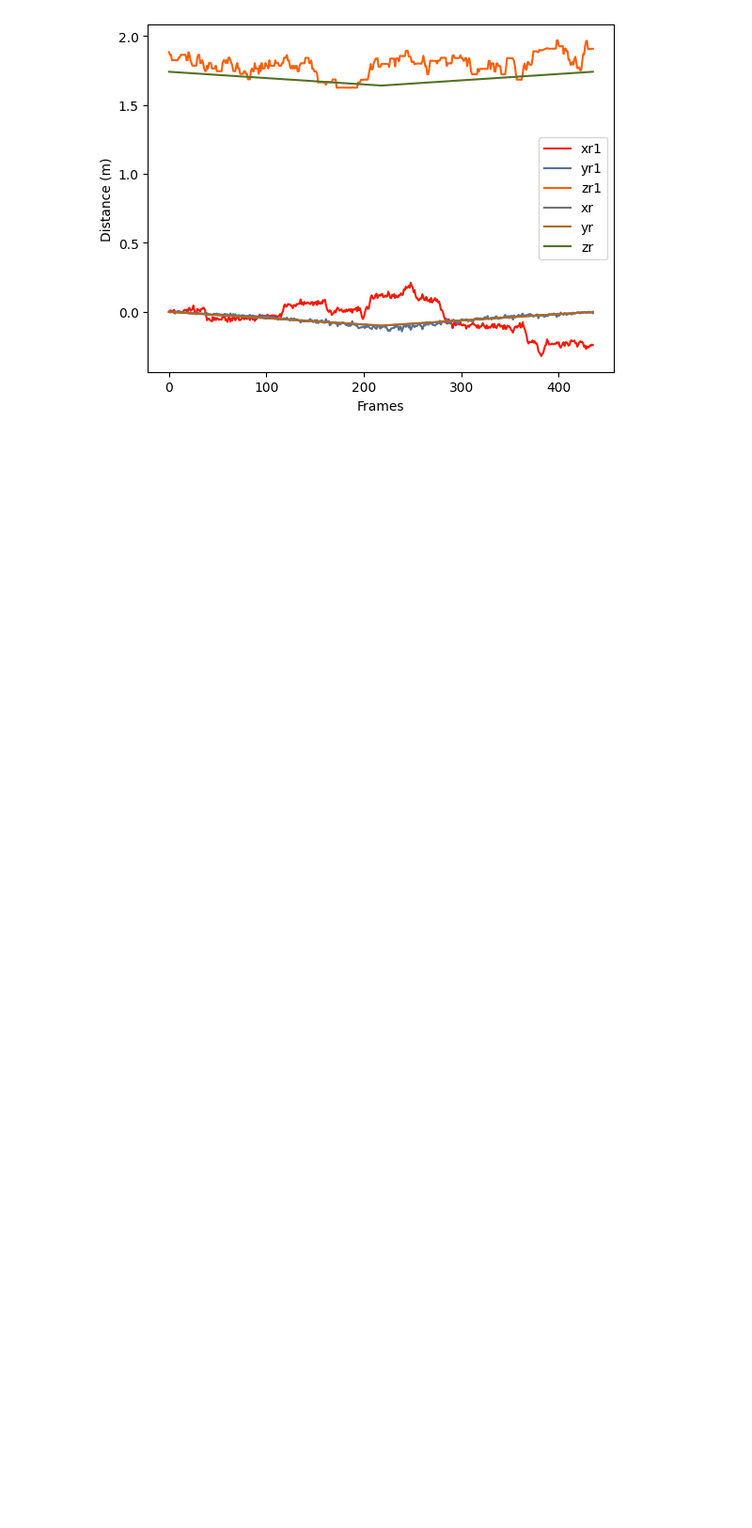
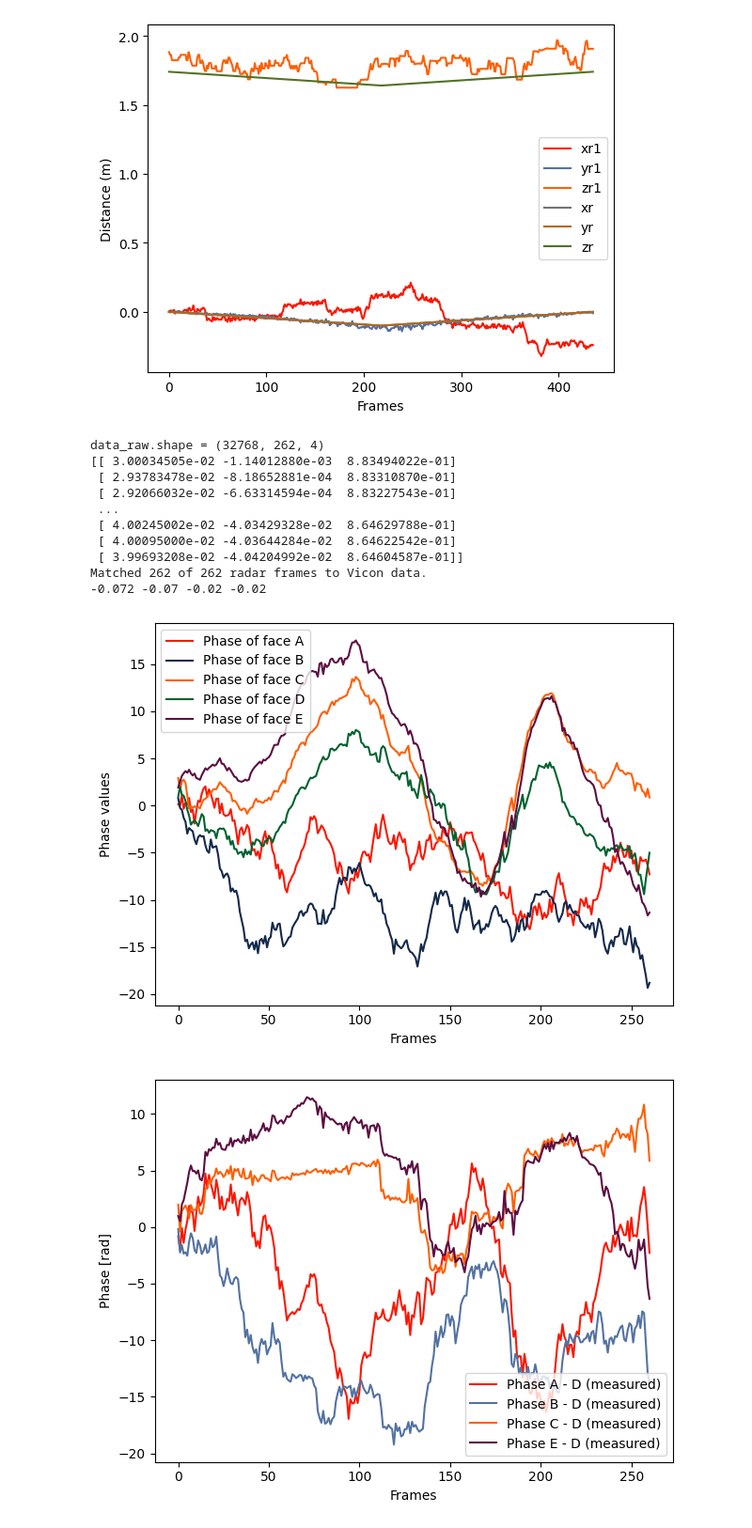
Before and after one commit to sohamc1/mmLand, a Jupyter notebook: 3d_method_full.ipynb, the cells around one changed output. Shown at 94% size. Drawn from its saved outputs; the diff is of its cells as text; code cells hidden in the pictures; blank space fills up the shorter version.

```diff
--- a/3d_method_full.ipynb
+++ b/3d_method_full.ipynb
@@ -862,0 +1234,15 @@ data_raw.shape = (32768, 436, 4)
+# %%
+full_processing_vicon("irl_drone_hover_1-24GHz.pickle", "irl_drone_hover_1.csv")
+# %% [output]
+data_raw.shape = (32768, 262, 4)
+[[ 3.00034505e-02 -1.14012880e-03  8.83494022e-01]
+ [ 2.93783478e-02 -8.18652881e-04  8.83310870e-01]
+ [ 2.92066032e-02 -6.63314594e-04  8.83227543e-01]
+ ...
+ [ 4.00245002e-02 -4.03429328e-02  8.64629788e-01]
+ [ 4.00095000e-02 -4.03644284e-02  8.64622542e-01]
+ [ 3.99693208e-02 -4.04204992e-02  8.64604587e-01]]
+Matched 262 of 262 radar frames to Vicon data.
+-0.072 -0.07 -0.02 -0.02
+[figure, added]
+[figure, added]
```
Also changed, not shown: parts of 7 cells of this notebook, 1 other file.
